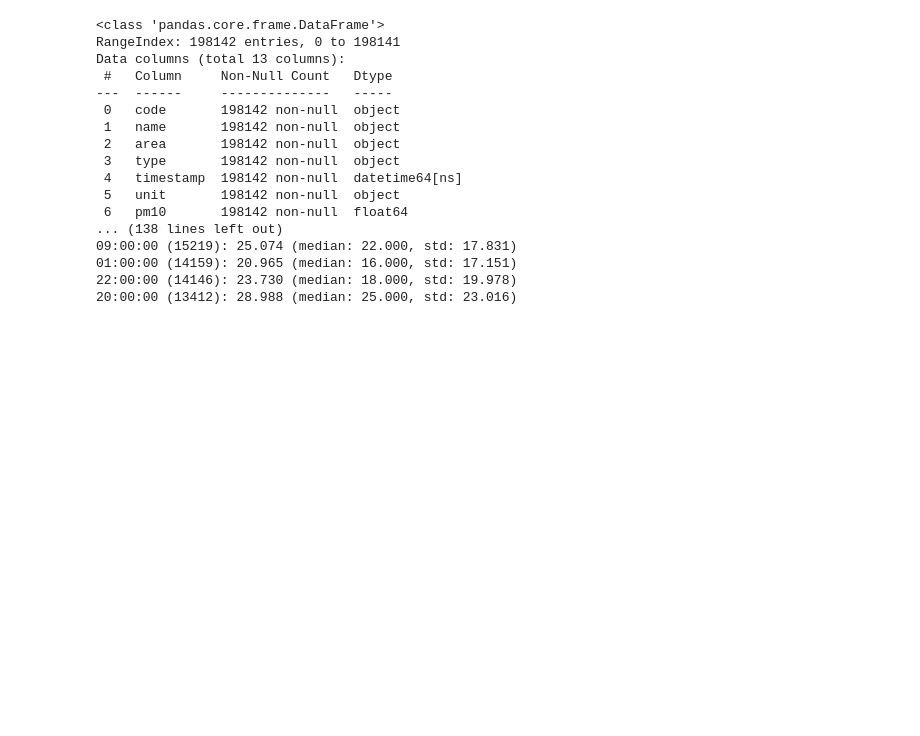
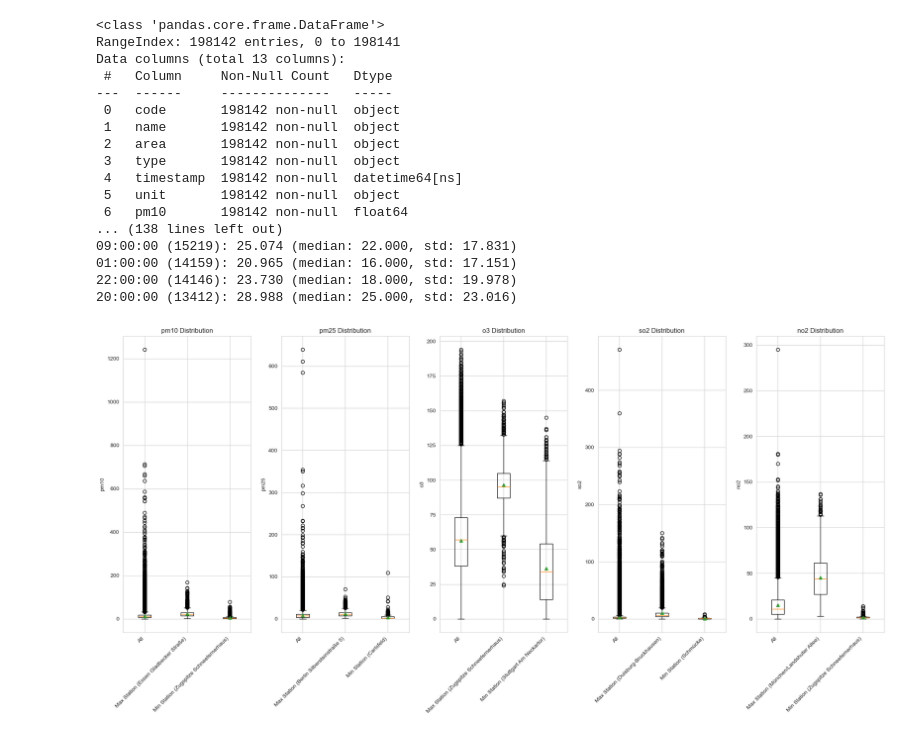
Before and after one commit to techlab-ms-wt25-gruppe2/Luftdatenanalyse, a Jupyter notebook: stats.ipynb, the cells around one changed output. Saved outputs shown, nothing was run; the diff lists cells and outputs as text; code cells hidden in the pictures; blank space fills up the shorter version.

```diff
--- a/stats.ipynb
+++ b/stats.ipynb
@@ -83,3 +83,32 @@ Data columns (total 13 columns):
 01:00:00 (14159): 20.965 (median: 16.000, std: 17.151)
 22:00:00 (14146): 23.730 (median: 18.000, std: 19.978)
 20:00:00 (13412): 28.988 (median: 25.000, std: 23.016)
+# %%
+import matplotlib.pyplot as plt
+import seaborn as sns
+
+sns.set_style("whitegrid")
+
+after_newyear_df = df[df["date"] > pd.to_datetime("2023-01-01").date()]
+fig, axes = plt.subplots(1, 5, figsize=(20, 10))
+for i, col in enumerate(pollutant_cols):
+    ax = axes[i]
+
+    max_station = after_newyear_df[["name", col]].groupby("name").mean().dropna().idxmax().values[0]
+    min_station = after_newyear_df[["name", col]].groupby("name").mean().dropna().idxmin().values[0]
+
+    data = {
+        "All": after_newyear_df[col].dropna(),
+        f"Max Station ({max_station})": after_newyear_df[after_newyear_df["name"] == max_station][col].dropna(),
+        f"Min Station ({min_station})": after_newyear_df[after_newyear_df["name"] == min_station][col].dropna(),
+    }
+
+    ax.boxplot(data.values(), showmeans=True)
+    ax.set(
+        ylabel=col,
+        title=f"{col} Distribution"
+    )
+    ax.set_xticklabels(data.keys(), rotation=45, ha='right')
+fig.tight_layout()
+# %% [output]
+[figure, added]
```
Also changed, not shown: parts of 1 cell of this notebook.
